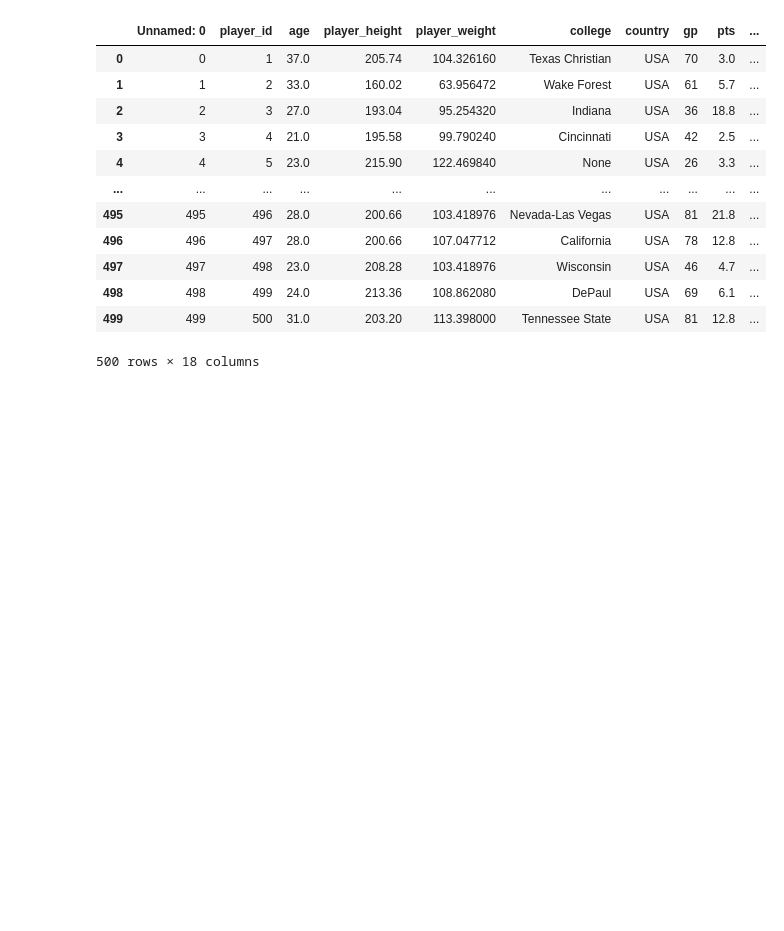
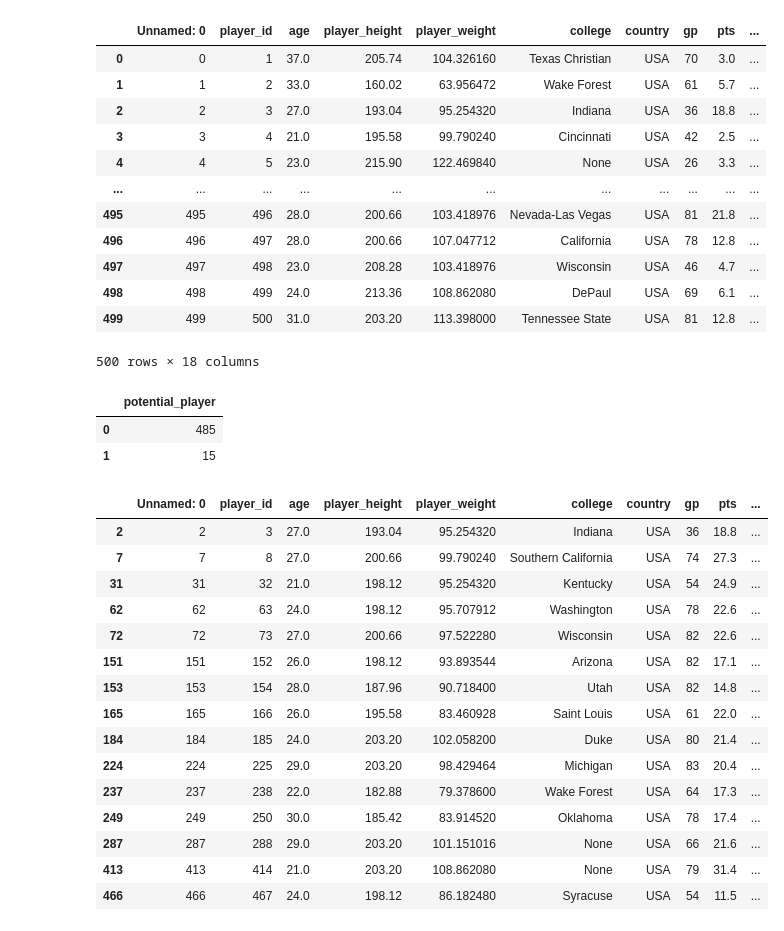
Before and after one commit to darusdc/Ujian_Hunting_Basketball_Player, a Jupyter notebook: basketball_team_recruitment.ipynb, the cells around one changed output. Cells and saved outputs as stored; diff of their text form; code cells hidden in the pictures; blank space fills up the shorter version.

```diff
--- a/basketball_team_recruitment.ipynb
+++ b/basketball_team_recruitment.ipynb
@@ -394,7 +443,7 @@ predict_set.head()
 # %%
 Xpem=predict_set['ast pts ast_pct usg_pct reb gp age player_weight player_height'.split()]
 # %%
-pred=[0 if x[1]<0.72 else 1 for x in rfc.predict_proba(Xpem)]
+pred=[0 if x[1]<0.70 else 1 for x in rfc_ros.predict_proba(Xpem)]
 pembar['potential_player']=pred
 # %% [markdown]
 # Hasil model untuk klasifikasi pemain
@@ -414,3 +463,28 @@ pembar
 | 498 | 498 | 499 | 24.0 | 213.36 | 108.862080 | DePaul | USA | 69 | 6.1 | ... |
 | 499 | 499 | 500 | 31.0 | 203.20 | 113.398000 | Tennessee State | USA | 81 | 12.8 | ... |
 500 rows × 18 columns
+# %%
+pembar['potential_player'].value_counts().to_frame()
+# %% [output]
+|  | potential_player |
+| 0 | 485 |
+| 1 | 15 |
+# %%
+pembar[pembar['potential_player']==1]
+# %% [output]
+|  | Unnamed: 0 | player_id | age | player_height | player_weight | college | country | gp | pts | ... |
+| 2 | 2 | 3 | 27.0 | 193.04 | 95.254320 | Indiana | USA | 36 | 18.8 | ... |
+| 7 | 7 | 8 | 27.0 | 200.66 | 99.790240 | Southern California | USA | 74 | 27.3 | ... |
+| 31 | 31 | 32 | 21.0 | 198.12 | 95.254320 | Kentucky | USA | 54 | 24.9 | ... |
+| 62 | 62 | 63 | 24.0 | 198.12 | 95.707912 | Washington | USA | 78 | 22.6 | ... |
+| 72 | 72 | 73 | 27.0 | 200.66 | 97.522280 | Wisconsin | USA | 82 | 22.6 | ... |
+| 151 | 151 | 152 | 26.0 | 198.12 | 93.893544 | Arizona | USA | 82 | 17.1 | ... |
+| 153 | 153 | 154 | 28.0 | 187.96 | 90.718400 | Utah | USA | 82 | 14.8 | ... |
+| 165 | 165 | 166 | 26.0 | 195.58 | 83.460928 | Saint Louis | USA | 61 | 22.0 | ... |
+| 184 | 184 | 185 | 24.0 | 203.20 | 102.058200 | Duke | USA | 80 | 21.4 | ... |
+| 224 | 224 | 225 | 29.0 | 203.20 | 98.429464 | Michigan | USA | 83 | 20.4 | ... |
+| 237 | 237 | 238 | 22.0 | 182.88 | 79.378600 | Wake Forest | USA | 64 | 17.3 | ... |
+| 249 | 249 | 250 | 30.0 | 185.42 | 83.914520 | Oklahoma | USA | 78 | 17.4 | ... |
+| 287 | 287 | 288 | 29.0 | 203.20 | 101.151016 | None | USA | 66 | 21.6 | ... |
+| 413 | 413 | 414 | 21.0 | 203.20 | 108.862080 | None | USA | 79 | 31.4 | ... |
+| 466 | 466 | 467 | 24.0 | 198.12 | 86.182480 | Syracuse | USA | 54 | 11.5 | ... |
```
Also changed, not shown: parts of 11 cells of this notebook.
